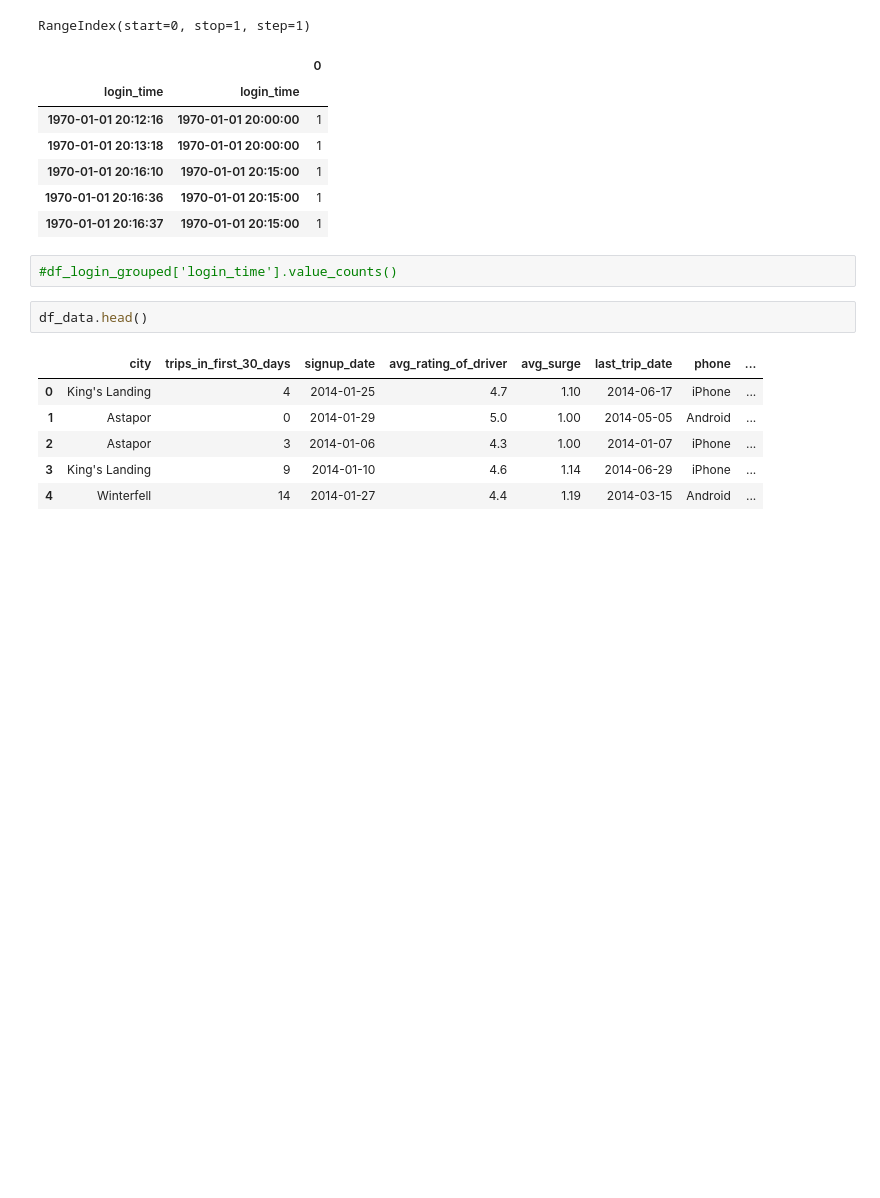
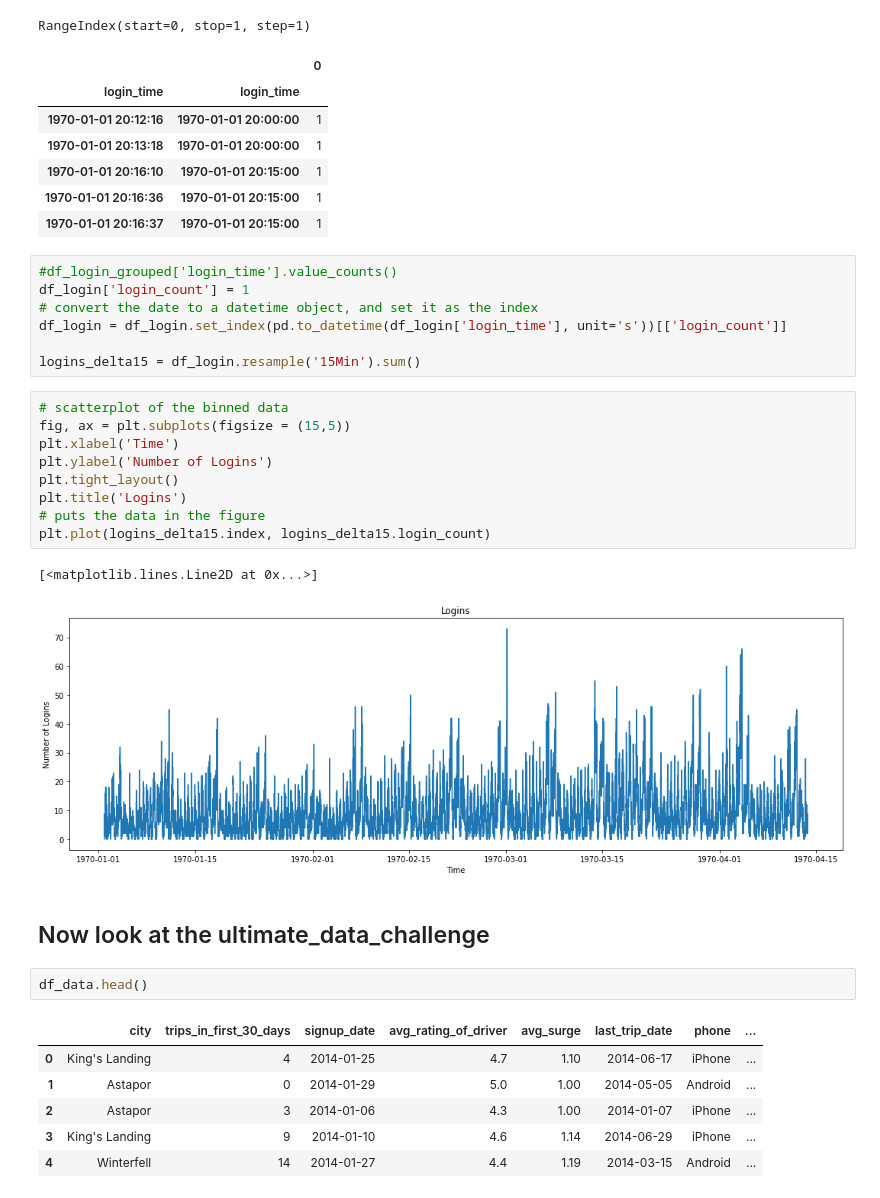
Before and after one commit to yuenyeelo/springboard, a Jupyter notebook: Unit27_TakeHomeAssignment_yuenyeelo.ipynb, the cells around one changed output. Cells and saved outputs as stored; diff of their text form; blank space fills up the shorter version.

```diff
--- a/Unit27_TakeHomeAssignment_yuenyeelo.ipynb
+++ b/Unit27_TakeHomeAssignment_yuenyeelo.ipynb
@@ -98,8 +100,27 @@ RangeIndex(start=0, stop=1, step=1)
 | 1970-01-01 20:16:10 | 1970-01-01 20:15:00 | 1 |
 | 1970-01-01 20:16:36 | 1970-01-01 20:15:00 | 1 |
 | 1970-01-01 20:16:37 | 1970-01-01 20:15:00 | 1 |
-# %%
-#df_login_grouped['login_time'].value_counts()
+# %%
+#df_login_grouped['login_time'].value_counts()
+df_login['login_count'] = 1
+# convert the date to a datetime object, and set it as the index
+df_login = df_login.set_index(pd.to_datetime(df_login['login_time'], unit='s'))[['login_count']]
+
+logins_delta15 = df_login.resample('15Min').sum()
+# %%
+# scatterplot of the binned data
+fig, ax = plt.subplots(figsize = (15,5))
+plt.xlabel('Time')
+plt.ylabel('Number of Logins')
+plt.tight_layout()
+plt.title('Logins')
+# puts the data in the figure
+plt.plot(logins_delta15.index, logins_delta15.login_count)
+# %% [output]
+[<matplotlib.lines.Line2D at 0x...>]
+[figure, added]
+# %% [markdown]
+## Now look at the ultimate_data_challenge
 # %%
 df_data.head()
 # %% [output]
```
Also changed, not shown: parts of 15 cells of this notebook.
